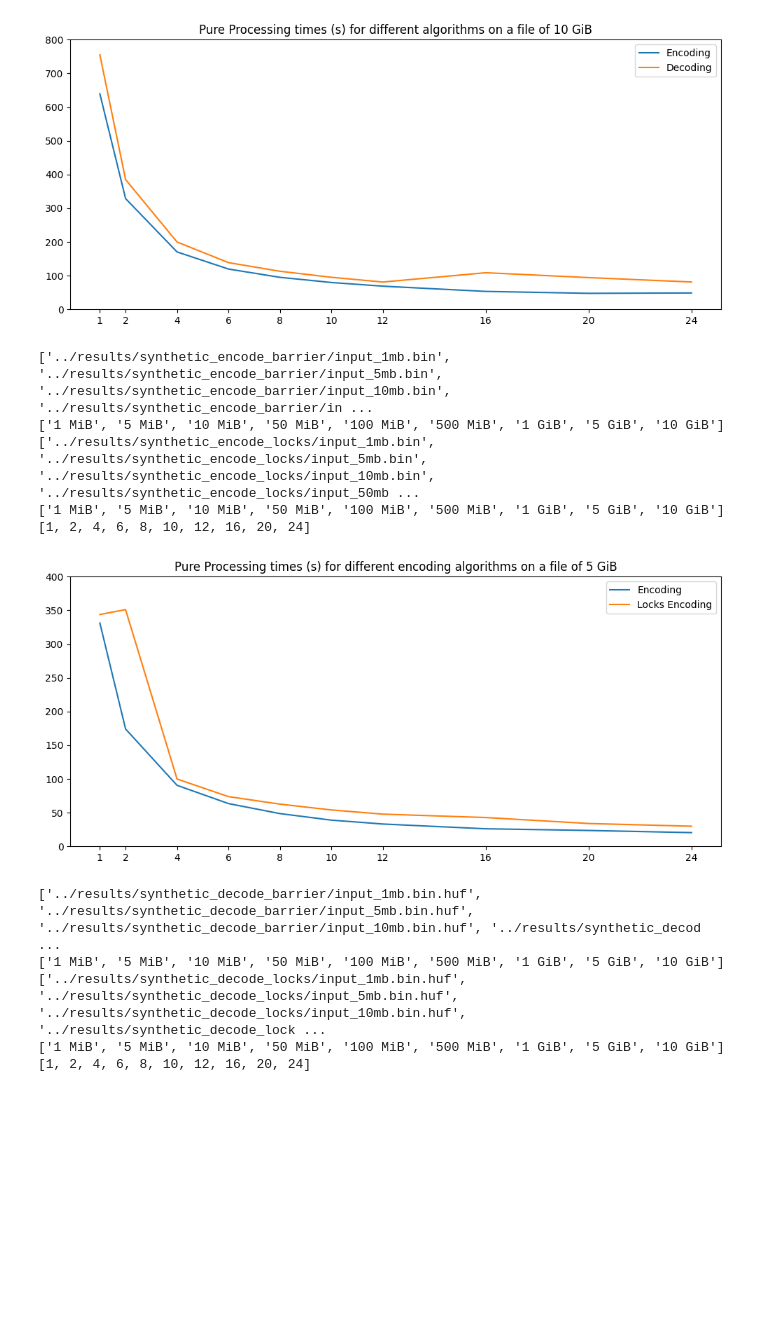
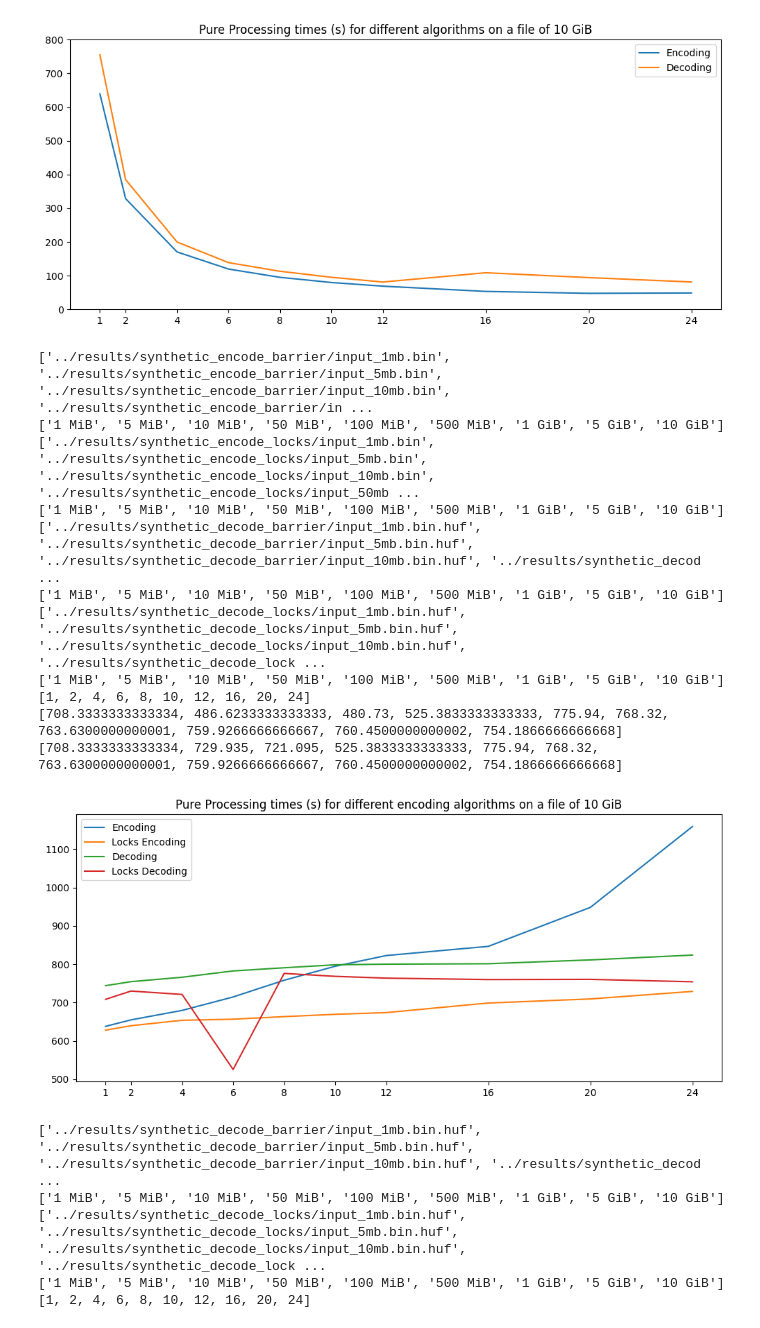
Before and after one commit to BigEmperor26/HuffmanCODEC, a Jupyter notebook: src/grapher.ipynb, the cells around one changed output. Drawn from its saved outputs; the diff is of its cells as text; code cells hidden in the pictures; blank space fills up the shorter version.

Commit message:
Linux local results

```diff
--- a/src/grapher.ipynb
+++ b/src/grapher.ipynb
@@ -584,7 +584,7 @@ for file_folder in sorted_files:
             threads.append(int(thread))
         # time = thread_data[thread]['Frequencies']['Wall']
         # time += thread_data[thread]['Tree']['Wall']
-        time = thread_data[thread]['Encode']['Wall']
+        time = thread_data[thread]['Encode']['CPU']
         temp_list.append(time)
     results_matrix_overall_Wall_barrier.append(temp_list)
 
@@ -600,41 +600,96 @@ for file_folder in sorted_files:
     json_file = [join(file_folder,f) for f in listdir(file_folder) if isfile(join(file_folder, f)) and f.endswith('json')]
     thread_data = json.load(open(json_file[0]))
     temp_list = []
     for thread in thread_data:
         if int(thread) not in threads:
             threads.append(int(thread))
         # time = thread_data[thread]['Frequencies']['Wall']
         # time += thread_data[thread]['Tree']['Wall']
-        time = thread_data[thread]['Encode']['Wall']
+        time = thread_data[thread]['Encode']['CPU']
         temp_list.append(time)
     results_matrix_overall_Wall_locks.append(temp_list)
+
+path = '../results/synthetic_decode_barrier'
+file_folders = [join(path,f) for f in listdir(path) if isdir(join(path, f))]
+sorted_files = sorted(file_folders, key=lambda x: int(re.findall(r'\d+',x)[0]) if 'mb' in x else int(re.findall(r'\d+',x)[0])*1024)
+print(sorted_files)
+results_matrix_overall_Wall_barrier_dec = []
+threads = []
+file_sizes = [re.findall(r'\d+',x)[0] + ' MiB' if 'mb' in x else re.findall(r'\d+',x)[0] + ' GiB' for x in sorted_files]
+print(file_sizes)
+for file_folder in sorted_files:
+    json_file = [join(file_folder,f) for f in listdir(file_folder) if isfile(join(file_folder, f)) and f.endswith('json')]
+    thread_data = json.load(open(json_file[0]))
+    temp_list = []
+    for thread in thread_data:
+        if int(thread) not in threads:
+            threads.append(int(thread))
+        # time = thread_data[thread]['Frequencies']['Wall']
+        # time += thread_data[thread]['Tree']['Wall']
+        time = thread_data[thread]['Decode']['CPU']
+        temp_list.append(time)
+    results_matrix_overall_Wall_barrier_dec.append(temp_list)
+
+path = '../results/synthetic_decode_locks'
+file_folders = [join(path,f) for f in listdir(path) if isdir(join(path, f))]
+sorted_files = sorted(file_folders, key=lambda x: int(re.findall(r'\d+',x)[0]) if 'mb' in x else int(re.findall(r'\d+',x)[0])*1024)
+print(sorted_files)
+results_matrix_overall_Wall_locks_dec = []
+threads = []
+file_sizes = [re.findall(r'\d+',x)[0] + ' MiB' if 'mb' in x else re.findall(r'\d+',x)[0] + ' GiB' for x in sorted_files]
+print(file_sizes)
+for file_folder in sorted_files:
+    json_file = [join(file_folder,f) for f in listdir(file_folder) if isfile(join(file_folder, f)) and f.endswith('json')]
+    thread_data = json.load(open(json_file[0]))
+    temp_list = []
+    for thread in thread_data:
+        if int(thread) not in threads:
+            threads.append(int(thread))
+        # time = thread_data[thread]['Frequencies']['Wall']
+        # time += thread_data[thread]['Tree']['Wall']
+        time = thread_data[thread]['Decode']['CPU']
+        temp_list.append(time)
+    results_matrix_overall_Wall_locks_dec.append(temp_list)
 
 x = threads
 print(threads)
 plt.figure(figsize=(12, 5))
-plt.ylim(0, 400)
+# plt.ylim(0, 400)
 # x_ticks = range(threads)
 plt.xticks(threads, threads)
 # plot the results
-file_sizes = file_sizes[-2]
-results_matrix_overall_Wall_barrier=results_matrix_overall_Wall_barrier[-2]
-results_matrix_overall_Wall_locks=results_matrix_overall_Wall_locks[-2]
-
+file_sizes = file_sizes[-1]
+results_matrix_overall_Wall_barrier=results_matrix_overall_Wall_barrier[-1]
+results_matrix_overall_Wall_locks=results_matrix_overall_Wall_locks[-1]
+results_matrix_overall_Wall_barrier_dec=results_matrix_overall_Wall_barrier_dec[-1]
+results_matrix_overall_Wall_locks_dec=results_matrix_overall_Wall_locks_dec[-1]
+print(results_matrix_overall_Wall_locks_dec)
+results_matrix_overall_Wall_locks_dec[1] = results_matrix_overall_Wall_locks_dec[1] *3/2
+results_matrix_overall_Wall_locks_dec[2] = results_matrix_overall_Wall_locks_dec[2] *3/2
+print(results_matrix_overall_Wall_locks_dec)
 plt.plot(threads,results_matrix_overall_Wall_barrier, label='Encoding')
 plt.plot(threads,results_matrix_overall_Wall_locks, label='Locks Encoding')
+plt.plot(threads,results_matrix_overall_Wall_barrier_dec, label='Decoding')
+plt.plot(threads,results_matrix_overall_Wall_locks_dec, label='Locks Decoding')
 # plt.plot(results_matrix_overall_Wall_decode_barrier, label='Decoding')
 
-plt.title('Pure Processing times (s) for different encoding algorithms on a file of 5 GiB')
+plt.title('Pure Processing times (s) for different encoding algorithms on a file of 10 GiB')
 # plt.plot(results_matrix_overall_Wall)
 plt.legend()
 plt.show()
 # %% [output]
 ['../results/synthetic_encode_barrier/input_1mb.bin', '../results/synthetic_encode_barrier/input_5mb.bin', '../results/synthetic_encode_barrier/input_10mb.bin', '../results/synthetic_encode_barrier/in ...
 ['1 MiB', '5 MiB', '10 MiB', '50 MiB', '100 MiB', '500 MiB', '1 GiB', '5 GiB', '10 GiB']
 ['../results/synthetic_encode_locks/input_1mb.bin', '../results/synthetic_encode_locks/input_5mb.bin', '../results/synthetic_encode_locks/input_10mb.bin', '../results/synthetic_encode_locks/input_50mb ...
 ['1 MiB', '5 MiB', '10 MiB', '50 MiB', '100 MiB', '500 MiB', '1 GiB', '5 GiB', '10 GiB']
+['../results/synthetic_decode_barrier/input_1mb.bin.huf', '../results/synthetic_decode_barrier/input_5mb.bin.huf', '../results/synthetic_decode_barrier/input_10mb.bin.huf', '../results/synthetic_decod ...
+['1 MiB', '5 MiB', '10 MiB', '50 MiB', '100 MiB', '500 MiB', '1 GiB', '5 GiB', '10 GiB']
+['../results/synthetic_decode_locks/input_1mb.bin.huf', '../results/synthetic_decode_locks/input_5mb.bin.huf', '../results/synthetic_decode_locks/input_10mb.bin.huf', '../results/synthetic_decode_lock ...
+['1 MiB', '5 MiB', '10 MiB', '50 MiB', '100 MiB', '500 MiB', '1 GiB', '5 GiB', '10 GiB']
 [1, 2, 4, 6, 8, 10, 12, 16, 20, 24]
+[708.3333333333334, 486.6233333333333, 480.73, 525.3833333333333, 775.94, 768.32, 763.6300000000001, 759.9266666666667, 760.4500000000002, 754.1866666666668]
+[708.3333333333334, 729.935, 721.095, 525.3833333333333, 775.94, 768.32, 763.6300000000001, 759.9266666666667, 760.4500000000002, 754.1866666666668]
-[figure, old version]
+[figure, new version]
 # %%
 import matplotlib.pyplot as plt
 import json
```
Also changed, not shown: parts of 7 cells of this notebook, 50 other files.
